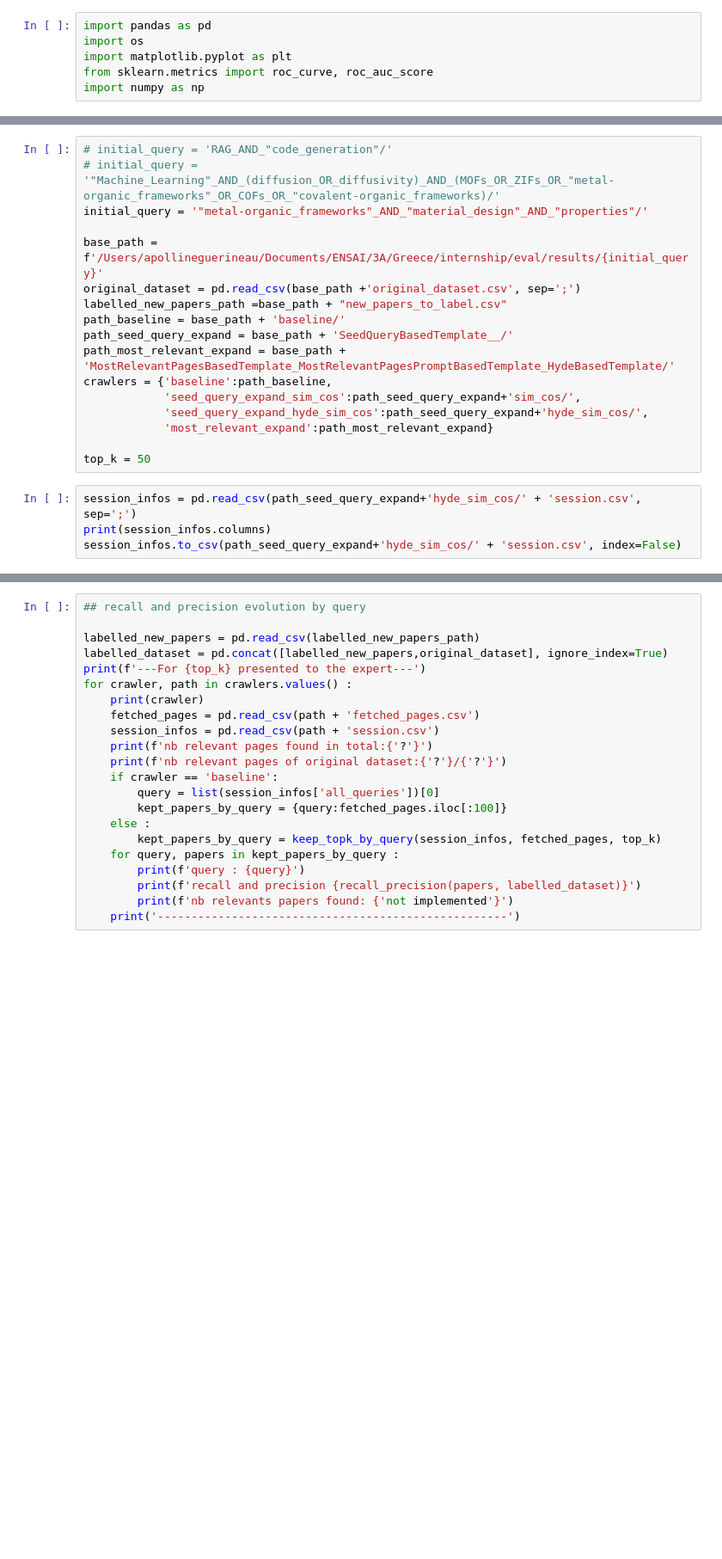
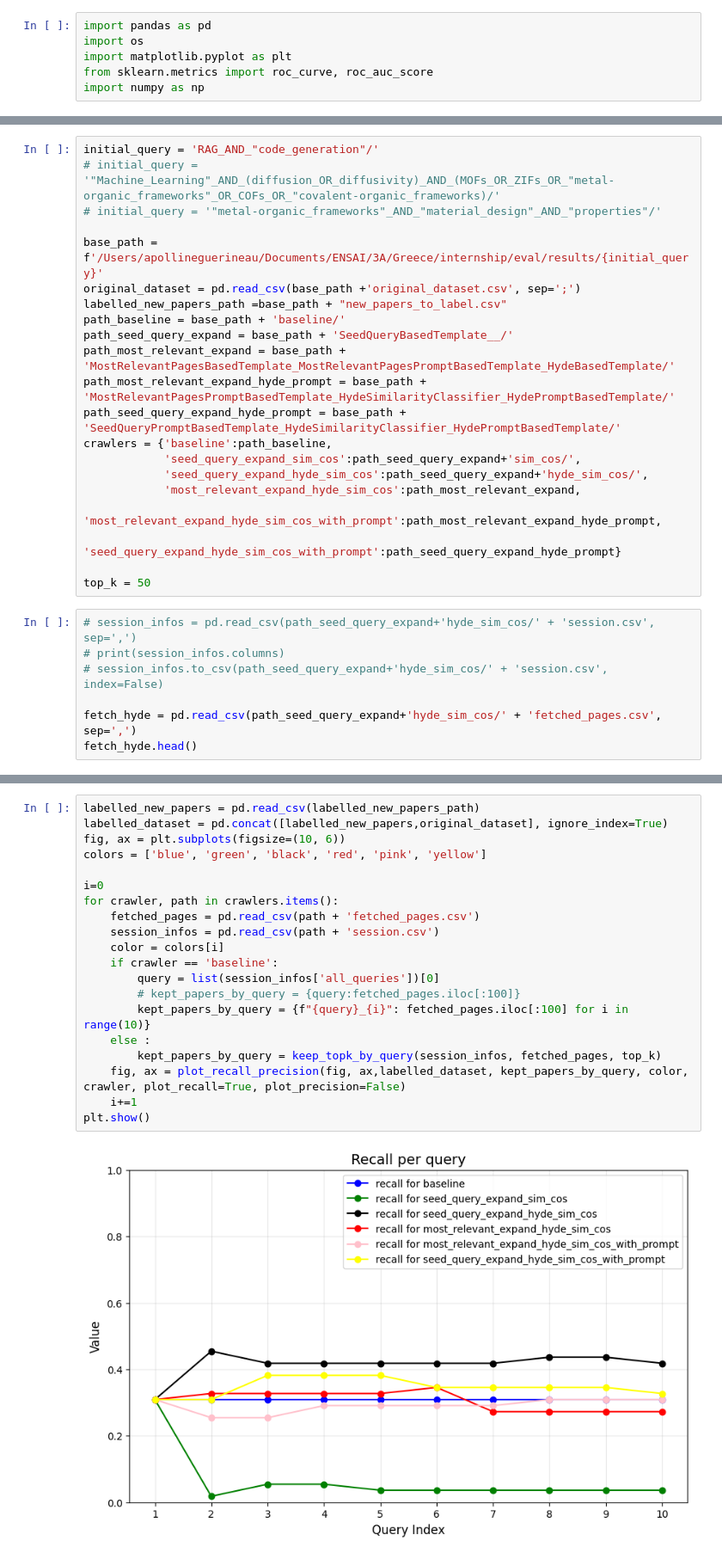
Before and after one commit to apollineguerineau/demokritos_internship, a Jupyter notebook: eval/results.ipynb, the cells around one changed output, grey strips where cells are left out. Shown at 86% size. Cells and saved outputs as stored; diff of their text form; blank space fills up the shorter version.

```diff
--- a/eval/results.ipynb
+++ b/eval/results.ipynb
@@ -89,7 +99,7 @@ def recall_precision(fetched_pages, labelled_dataset) :
 # %%
-# initial_query = 'RAG_AND_"code_generation"/'
+initial_query = 'RAG_AND_"code_generation"/'
 # initial_query = '"Machine_Learning"_AND_(diffusion_OR_diffusivity)_AND_(MOFs_OR_ZIFs_OR_"metal-organic_frameworks"_OR_COFs_OR_"covalent-organic_frameworks)/'
-initial_query = '"metal-organic_frameworks"_AND_"material_design"_AND_"properties"/'
+# initial_query = '"metal-organic_frameworks"_AND_"material_design"_AND_"properties"/'
 
 base_path = f'/Users/apollineguerineau/Documents/ENSAI/3A/Greece/internship/eval/results/{initial_query}'
 original_dataset = pd.read_csv(base_path +'original_dataset.csv', sep=';')
@@ -97,13 +107,20 @@ labelled_new_papers_path =base_path + "new_papers_to_label.csv"
 path_baseline = base_path + 'baseline/'
 path_seed_query_expand = base_path + 'SeedQueryBasedTemplate__/'
 path_most_relevant_expand = base_path + 'MostRelevantPagesBasedTemplate_MostRelevantPagesPromptBasedTemplate_HydeBasedTemplate/'
+path_most_relevant_expand_hyde_prompt = base_path + 'MostRelevantPagesPromptBasedTemplate_HydeSimilarityClassifier_HydePromptBasedTemplate/'
+path_seed_query_expand_hyde_prompt = base_path + 'SeedQueryPromptBasedTemplate_HydeSimilarityClassifier_HydePromptBasedTemplate/'
 crawlers = {'baseline':path_baseline,
             'seed_query_expand_sim_cos':path_seed_query_expand+'sim_cos/',
             'seed_query_expand_hyde_sim_cos':path_seed_query_expand+'hyde_sim_cos/',
-            'most_relevant_expand':path_most_relevant_expand}
+            'most_relevant_expand_hyde_sim_cos':path_most_relevant_expand,
+            'most_relevant_expand_hyde_sim_cos_with_prompt':path_most_relevant_expand_hyde_prompt,
+            'seed_query_expand_hyde_sim_cos_with_prompt':path_seed_query_expand_hyde_prompt}
 
 top_k = 50
 # %%
-session_infos = pd.read_csv(path_seed_query_expand+'hyde_sim_cos/' + 'session.csv', sep=';')
-print(session_infos.columns)
-session_infos.to_csv(path_seed_query_expand+'hyde_sim_cos/' + 'session.csv', index=False)
+# session_infos = pd.read_csv(path_seed_query_expand+'hyde_sim_cos/' + 'session.csv', sep=',')
+# print(session_infos.columns)
+# session_infos.to_csv(path_seed_query_expand+'hyde_sim_cos/' + 'session.csv', index=False)
+
+fetch_hyde = pd.read_csv(path_seed_query_expand+'hyde_sim_cos/' + 'fetched_pages.csv', sep=',')
+fetch_hyde.head()
@@ -176,22 +248,22 @@ most_relevant_expand
 # %%
-## recall and precision evolution by query
-
 labelled_new_papers = pd.read_csv(labelled_new_papers_path)
 labelled_dataset = pd.concat([labelled_new_papers,original_dataset], ignore_index=True)
-print(f'---For {top_k} presented to the expert---')
-for crawler, path in crawlers.values() :
-    print(crawler)
+fig, ax = plt.subplots(figsize=(10, 6))
+colors = ['blue', 'green', 'black', 'red', 'pink', 'yellow']
+
+i=0
+for crawler, path in crawlers.items():
     fetched_pages = pd.read_csv(path + 'fetched_pages.csv')
     session_infos = pd.read_csv(path + 'session.csv')
-    print(f'nb relevant pages found in total:{'?'}')
-    print(f'nb relevant pages of original dataset:{'?'}/{'?'}')
+    color = colors[i]
     if crawler == 'baseline':
         query = list(session_infos['all_queries'])[0]
-        kept_papers_by_query = {query:fetched_pages.iloc[:100]}
+        # kept_papers_by_query = {query:fetched_pages.iloc[:100]}
+        kept_papers_by_query = {f"{query}_{i}": fetched_pages.iloc[:100] for i in range(10)}
     else :
         kept_papers_by_query = keep_topk_by_query(session_infos, fetched_pages, top_k)
-    for query, papers in kept_papers_by_query :
-        print(f'query : {query}')
-        print(f'recall and precision {recall_precision(papers, labelled_dataset)}')
-        print(f'nb relevants papers found: {'not implemented'}')
-    print('----------------------------------------------------')
+    fig, ax = plot_recall_precision(fig, ax,labelled_dataset, kept_papers_by_query, color, crawler, plot_recall=True, plot_precision=False)
+    i+=1
+plt.show()
+# %% [output]
+[figure, added]
```
Also changed, not shown: parts of 6 cells of this notebook, 4 other files.
